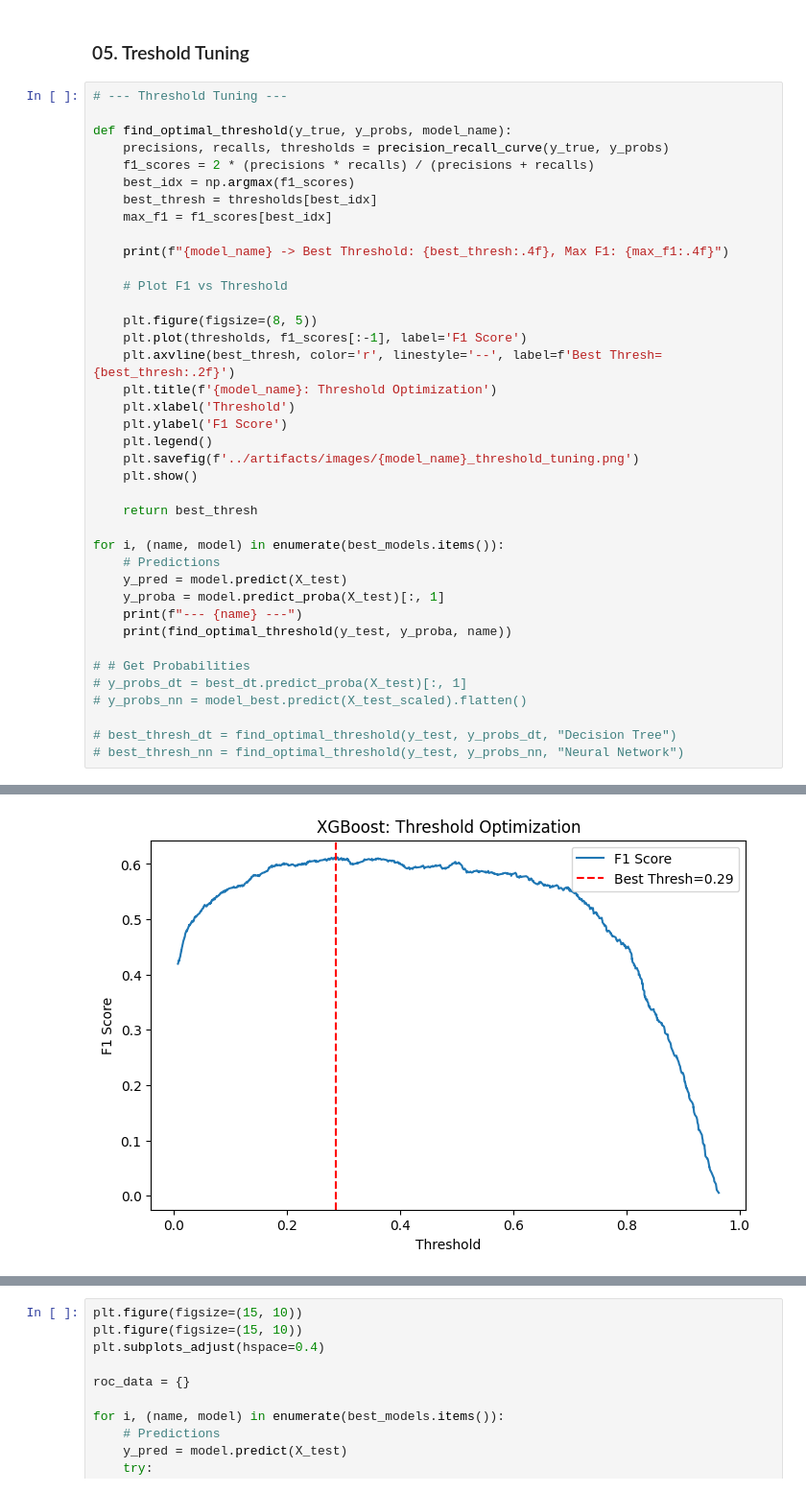
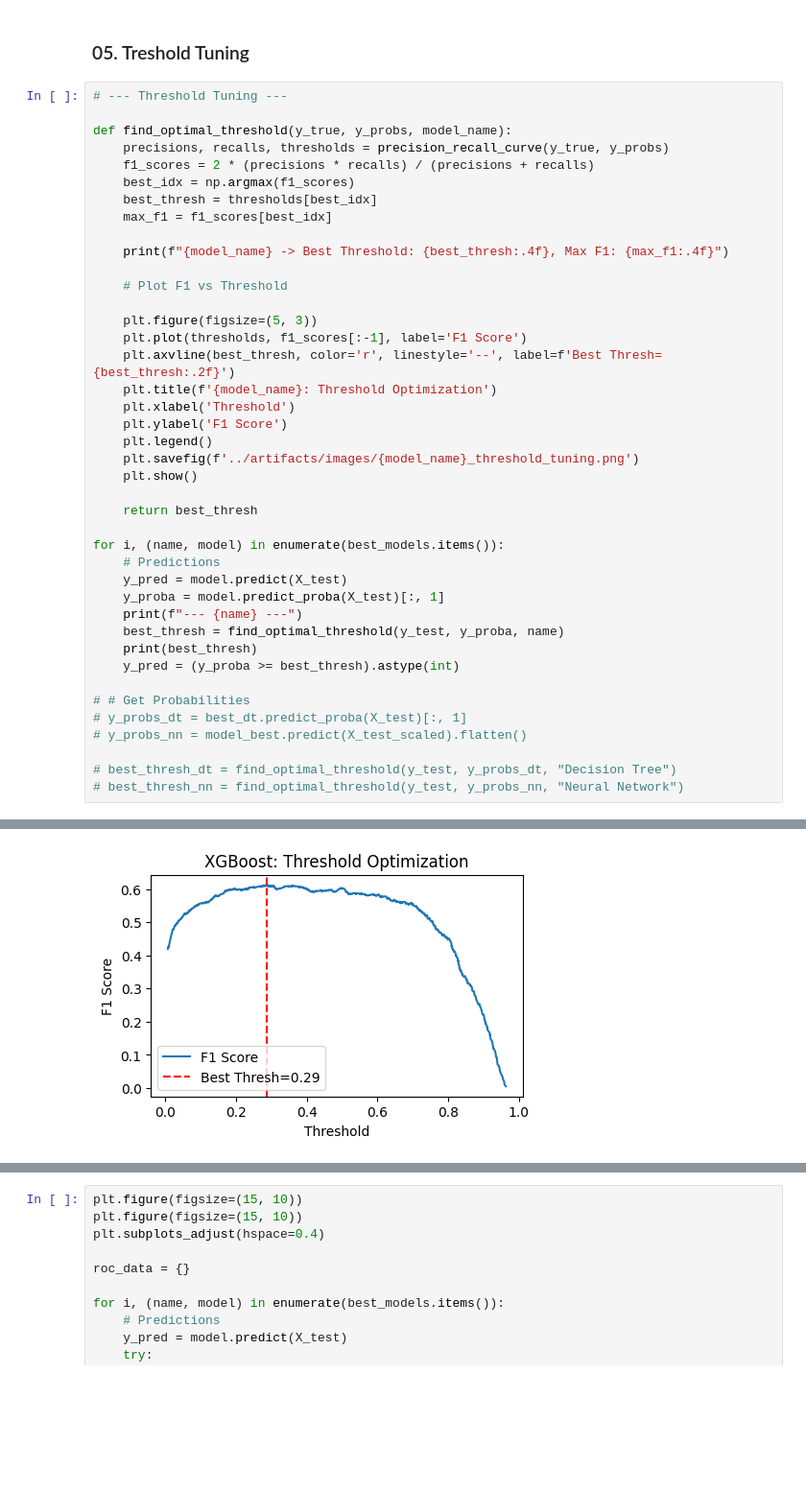
Before and after one commit to p-sahas/advanced-telco-customer-churn, a Jupyter notebook: Notebooks/03_model_deploment.ipynb, the cells around one changed output, grey strips where cells are left out. Shown at 96% size. Saved outputs shown, nothing was run; the diff lists cells and outputs as text; blank space fills up the shorter version.

```diff
--- a/Notebooks/03_model_deploment.ipynb
+++ b/Notebooks/03_model_deploment.ipynb
@@ -284,7 +284,7 @@ def find_optimal_threshold(y_true, y_probs, model_name):
 
     # Plot F1 vs Threshold
 
-    plt.figure(figsize=(8, 5))
+    plt.figure(figsize=(5, 3))
     plt.plot(thresholds, f1_scores[:-1], label='F1 Score')
     plt.axvline(best_thresh, color='r', linestyle='--', label=f'Best Thresh={best_thresh:.2f}')
     plt.title(f'{model_name}: Threshold Optimization')
@@ -301,7 +301,9 @@ for i, (name, model) in enumerate(best_models.items()):
     y_pred = model.predict(X_test)
     y_proba = model.predict_proba(X_test)[:, 1]
     print(f"--- {name} ---")
-    print(find_optimal_threshold(y_test, y_proba, name))
+    best_thresh = find_optimal_threshold(y_test, y_proba, name)
+    print(best_thresh)
+    y_pred = (y_proba >= best_thresh).astype(int)
 
 # # Get Probabilities
 # y_probs_dt = best_dt.predict_proba(X_test)[:, 1]
@@ -324,7 +326,7 @@ RandomForest -> Best Threshold: 0.2900, Max F1: 0.5957
 0.29
 --- XGBoost ---
 XGBoost -> Best Threshold: 0.2864, Max F1: 0.6125
-[figure, old version]
+[figure, new version]
 0.28644753
 --- CatBoost ---
 CatBoost -> Best Threshold: 0.3418, Max F1: 0.6139
```
Also changed, not shown: parts of 1 cell of this notebook.
